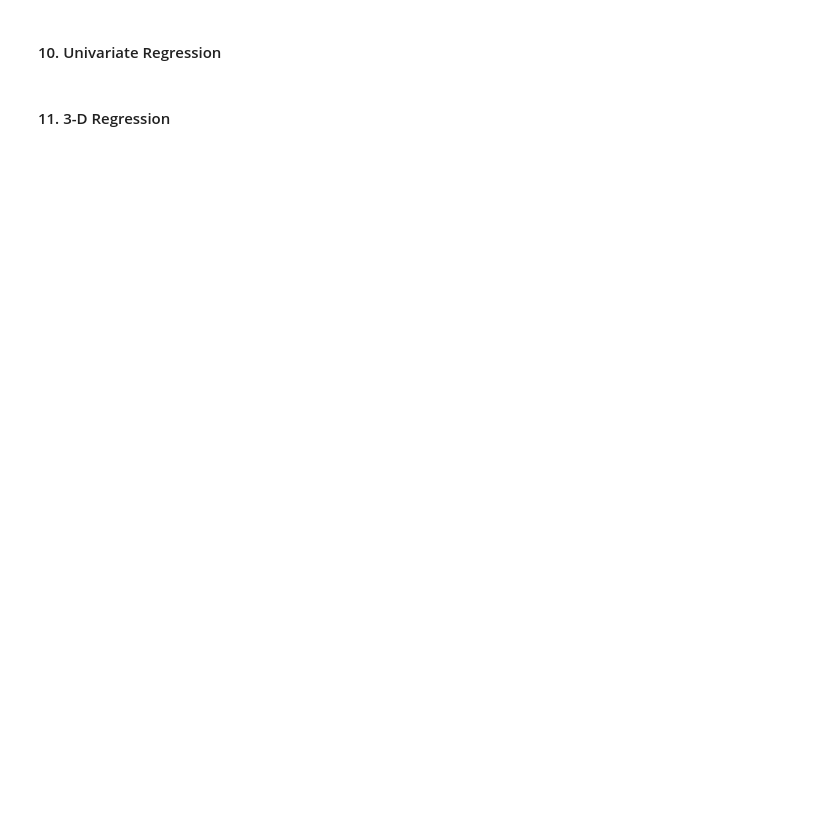
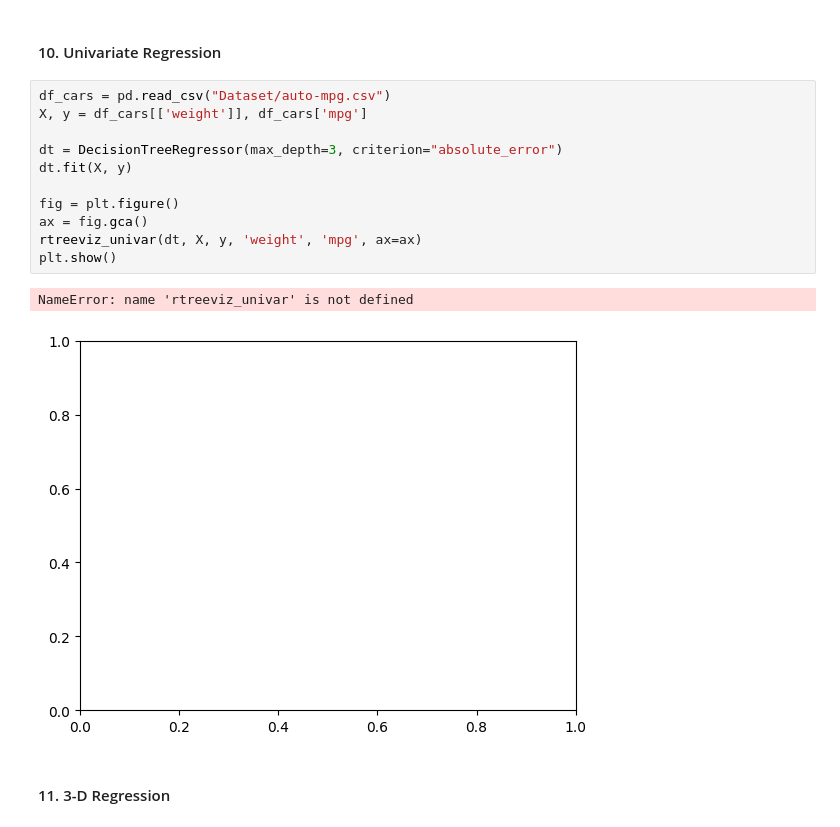
Before and after one commit to Apurba1903/Decision_Tree, a Jupyter notebook: dtreeviz_demo.ipynb, the cells around one changed output. Drawn from its saved outputs; the diff is of its cells as text; blank space fills up the shorter version.

```diff
--- a/dtreeviz_demo.ipynb
+++ b/dtreeviz_demo.ipynb
@@ -59,4 +207,18 @@ ExecutableNotFound: failed to execute 'dot', make sure the Graphviz executables
 # %% [markdown]
 #### 10. Univariate Regression
+# %%
+df_cars = pd.read_csv("Dataset/auto-mpg.csv")
+X, y = df_cars[['weight']], df_cars['mpg']
+
+dt = DecisionTreeRegressor(max_depth=3, criterion="absolute_error")
+dt.fit(X, y)
+
+fig = plt.figure()
+ax = fig.gca()
+rtreeviz_univar(dt, X, y, 'weight', 'mpg', ax=ax)
+plt.show()
+# %% [output]
+NameError: name 'rtreeviz_univar' is not defined
+[figure, added]
 # %% [markdown]
 #### 11. 3-D Regression
```
Also changed, not shown: parts of 15 cells of this notebook.
